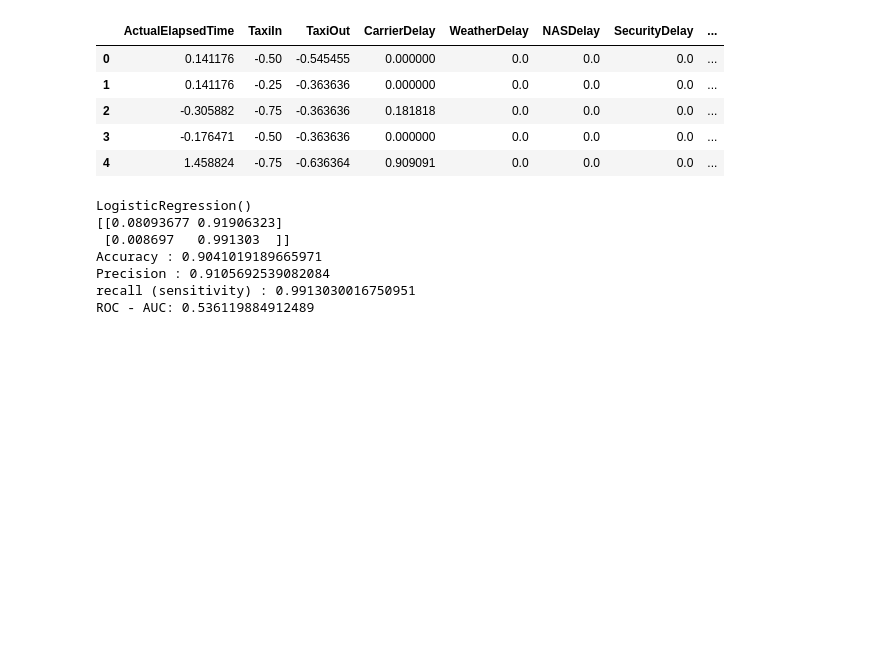
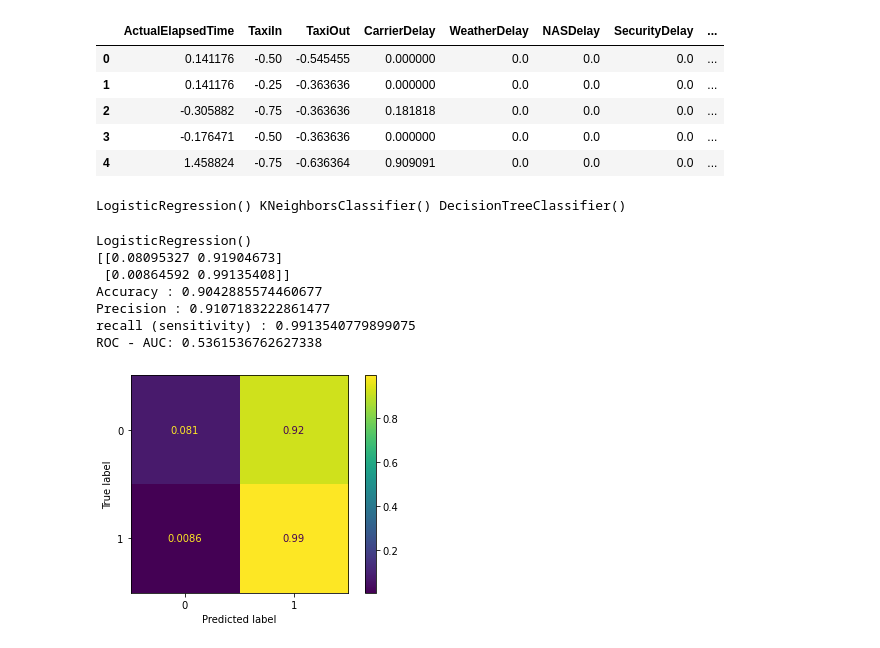
Before and after one commit to ManelForcales/Supervisat_Classificacio, a Jupyter notebook: Sprint13__classification.ipynb, the cells around one changed output. Cells and saved outputs as stored; diff of their text form; code cells hidden in the pictures; blank space fills up the shorter version.

```diff
--- a/Sprint13__classification.ipynb
+++ b/Sprint13__classification.ipynb
@@ -333,15 +335,20 @@ X_1.head()
 | 3 | -0.176471 | -0.50 | -0.363636 | 0.000000 | 0.0 | 0.0 | 0.0 | ... |
 | 4 | 1.458824 | -0.75 | -0.636364 | 0.909091 | 0.0 | 0.0 | 0.0 | ... |
 # %%
-X_train, X_test,y_train,y_test = train_test_split(X_1,y,test_size=0.3,stratify=y)
+#split train,test sets
+X_train, X_test,y_train,y_test = train_test_split(X_1,y,test_size=0.3)
+# %%
+print(logistic,neighbor,tree)
+# %% [output]
+LogisticRegression() KNeighborsClassifier() DecisionTreeClassifier()
 # %%
-for model in modelos:
-    analyze_clasification_model_1(model,X_train,X_test,y_train,y_test)
+analyze_clasification_model_1(logistic,X_train,X_test,y_train,y_test)
 # %% [output]
 LogisticRegression()
-[[0.08093677 0.91906323]
- [0.008697   0.991303  ]]
-Accuracy : 0.9041019189665971
-Precision : 0.9105692539082084
-recall (sensitivity) : 0.9913030016750951
-ROC - AUC: 0.536119884912489
+[[0.08095327 0.91904673]
+ [0.00864592 0.99135408]]
+Accuracy : 0.9042885574460677
+Precision : 0.9107183222861477
+recall (sensitivity) : 0.9913540779899075
+ROC - AUC: 0.5361536762627338
+[figure, added]
```
Also changed, not shown: parts of 5 cells of this notebook.
